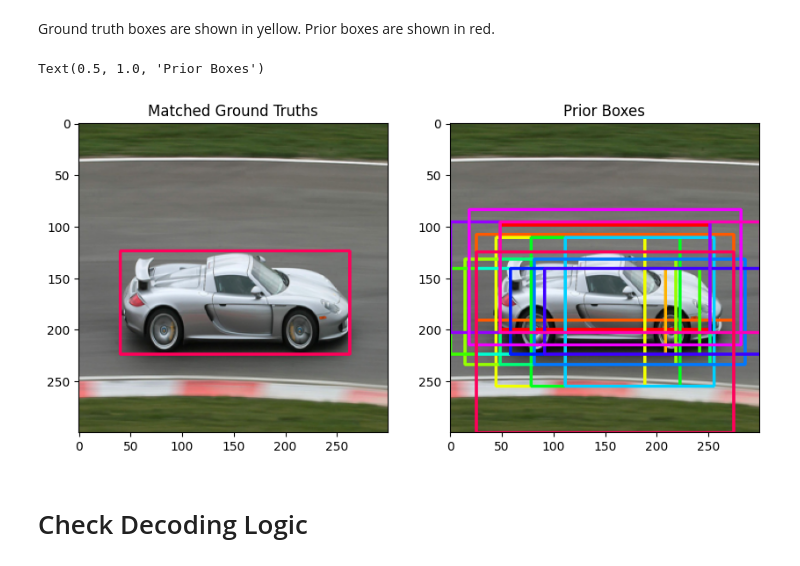
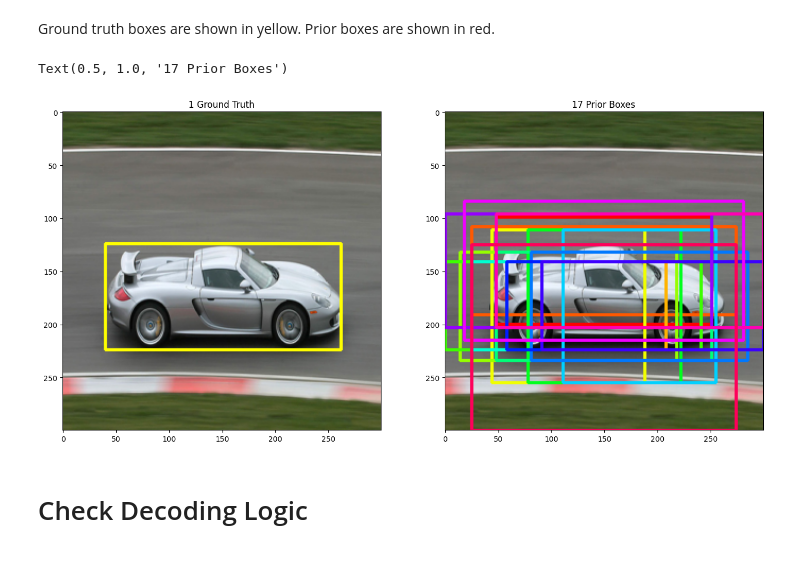
Before and after one commit to calvinfeng/deep-learning-playground, a Jupyter notebook: notebooks/test_target_encoder.ipynb, the cells around one changed output. Saved outputs shown, nothing was run; the diff lists cells and outputs as text; code cells hidden in the pictures.

```diff
--- a/notebooks/test_target_encoder.ipynb
+++ b/notebooks/test_target_encoder.ipynb
@@ -90,38 +90,40 @@ f"Found {filtered_prior_boxes.size(0)} non-background prior boxes"
 # %% [markdown]
 Ground truth boxes are shown in yellow. Prior boxes are shown in red.
 # %%
-fig, axs = plt.subplots(1, 2, figsize=(10, 5))
+fig, axs = plt.subplots(1, 2, figsize=(17, 8))
 
 left_img = img_tensor.numpy() * 255
 left_img = left_img.astype(np.uint8)
 height, width, _ = left_img.shape
 
 colors = generate_colors(filtered_prior_boxes.size(0))
 
 # Every prior has a matching ground truth box
 for i, matched_gt_box in enumerate(filtered_matched_gts):
     xmin, ymin, xmax, ymax = matched_gt_box
     umin, vmin = int(xmin * width), int(ymin * height)
     umax, vmax = int(xmax * width), int(ymax * height)
-    cv2.rectangle(left_img, (umin, vmin), (umax, vmax), color=colors[i], thickness=2)
+    cv2.rectangle(left_img, (umin, vmin), (umax, vmax), color=(255, 255, 0), thickness=2)
 axs[0].imshow(left_img)
-axs[0].set_title("Matched Ground Truths")
+axs[0].set_title("1 Ground Truth")
 
 right_img = img_tensor.numpy() * 255
 right_img = right_img.astype(np.uint8)
 height, width, _ = right_img.shape
 
 # Compare it to the original prior box.
+count = 0
 for i, prior_box in enumerate(filtered_prior_boxes):
     xmin, ymin, xmax, ymax = prior_box
     umin, vmin = int(xmin * width), int(ymin * height)
     umax, vmax = int(xmax * width), int(ymax * height)
     cv2.rectangle(right_img, (umin, vmin), (umax, vmax), color=colors[i], thickness=2)
+    count += 1
 axs[1].imshow(right_img)
-axs[1].set_title("Prior Boxes")
+axs[1].set_title(f"{count} Prior Boxes")
 # %% [output]
-Text(0.5, 1.0, 'Prior Boxes')
+Text(0.5, 1.0, '17 Prior Boxes')
-[figure, old version]
+[figure, new version]
 # %% [markdown]
 # Check Decoding Logic
 # %% [markdown]
```
Also changed, not shown: 4 other files.
